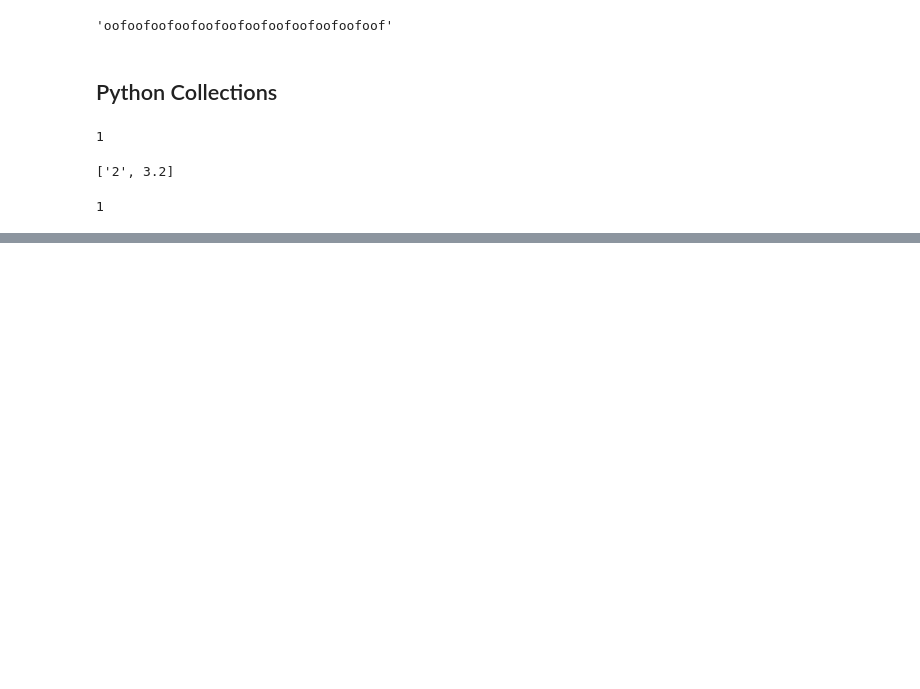
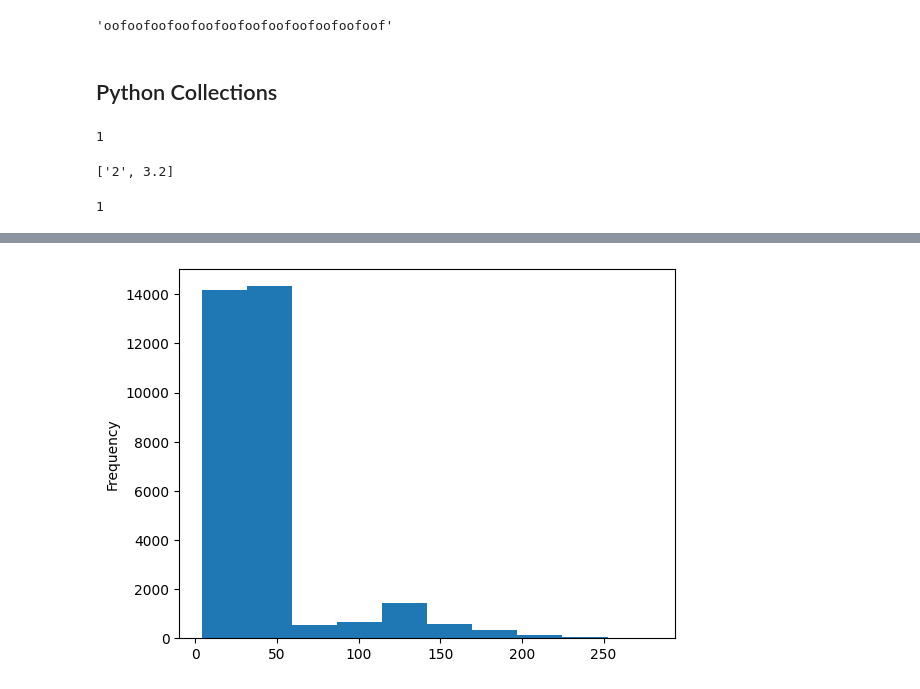
Before and after one commit to lizzymorritt/dimen-python-2023, a Jupyter notebook: hello.ipynb, the cells around one changed output, grey strips where cells are left out. Saved outputs shown, nothing was run; the diff lists cells and outputs as text; code cells hidden in the pictures; blank space fills up the shorter version.

```diff
--- a/hello.ipynb
+++ b/hello.ipynb
@@ -135,0 +349,5 @@ surveys_df = pd.read_csv('portal-teachingdb-master/surveys.csv')
+# %%
+surveys_df['weight'].plot(kind='hist')
+plt.savefig('figure/weights-barplot.png', dpi=300)
+# %% [output]
+[figure, added]
```
Also changed, not shown: parts of 30 cells of this notebook.
